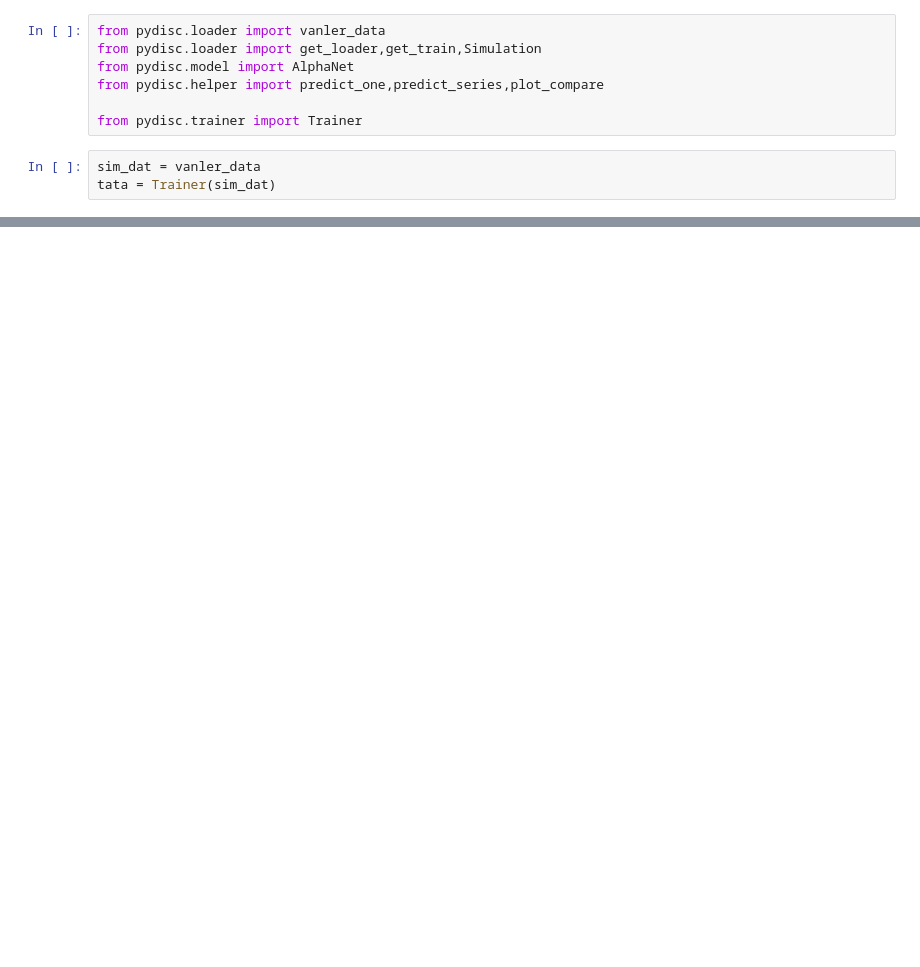
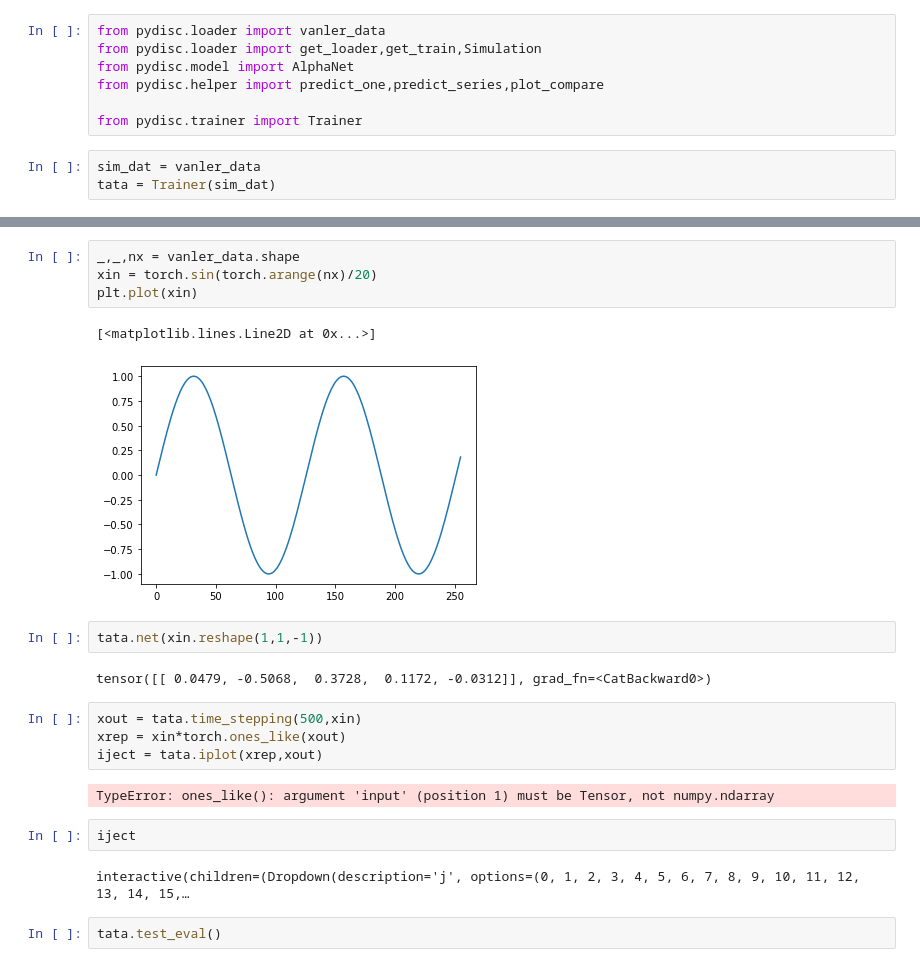
Before and after one commit to kulkarnisp/data-driven-discretisation, a Jupyter notebook: examples/rDataDrivenPDE-II.ipynb, the cells around one changed output, grey strips where cells are left out. Drawn from its saved outputs; the diff is of its cells as text; blank space fills up the shorter version.

Commit message:
time stepping

```diff
--- a/examples/rDataDrivenPDE-II.ipynb
+++ b/examples/rDataDrivenPDE-II.ipynb
@@ -38 +34,24 @@ Average Error is 4.082e-05
 0
+# %%
+_,_,nx = vanler_data.shape
+xin = torch.sin(torch.arange(nx)/20)
+plt.plot(xin)
+# %% [output]
+[<matplotlib.lines.Line2D at 0x...>]
+[figure, added]
+# %%
+tata.net(xin.reshape(1,1,-1))
+# %% [output]
+tensor([[ 0.0479, -0.5068,  0.3728,  0.1172, -0.0312]], grad_fn=<CatBackward0>)
+# %%
+xout = tata.time_stepping(500,xin)
+xrep = xin*torch.ones_like(xout)
+iject = tata.iplot(xrep,xout)
+# %% [output]
+TypeError: ones_like(): argument 'input' (position 1) must be Tensor, not numpy.ndarray
+# %%
+iject
+# %% [output]
+interactive(children=(Dropdown(description='j', options=(0, 1, 2, 3, 4, 5, 6, 7, 8, 9, 10, 11, 12, 13, 14, 15,…
+# %%
+tata.test_eval()
```
Also changed, not shown: parts of 6 cells of this notebook, 1 other file.
